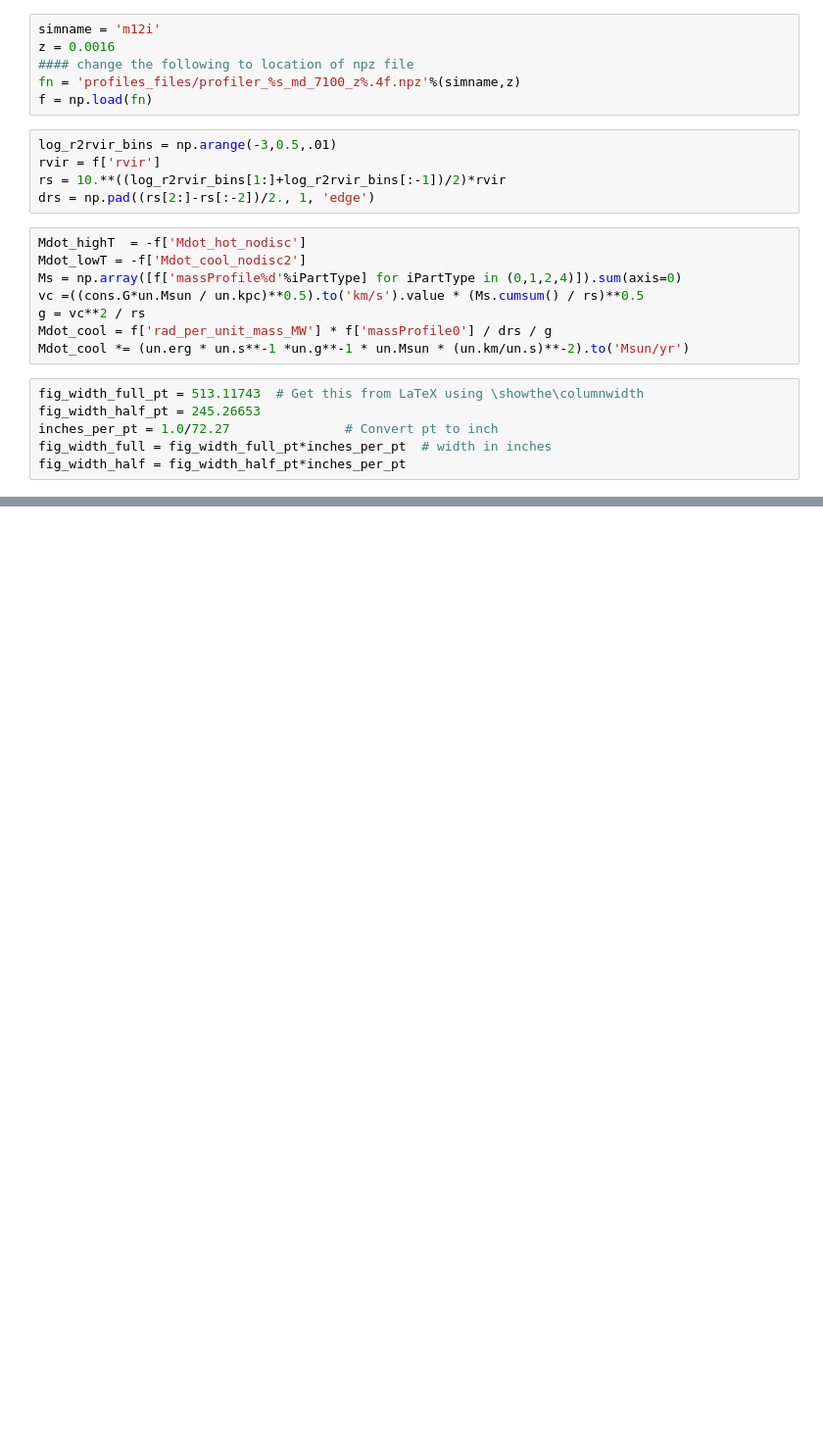
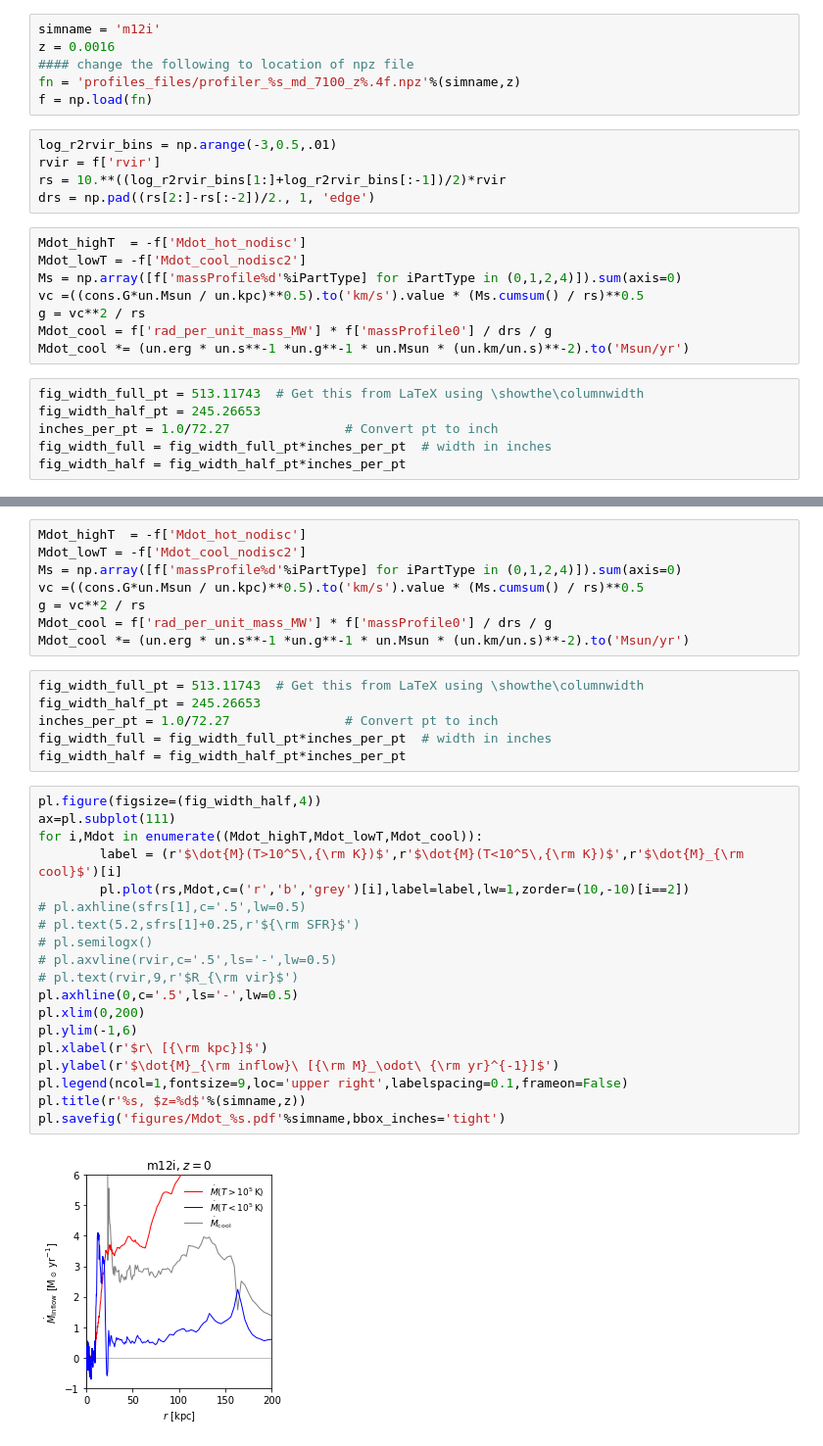
Before and after one commit to zhafen/Hot-Accretion-in-FIRE, a Jupyter notebook: HowDoesHotAccretionWork_forZach.ipynb, the cells around one changed output, grey strips where cells are left out. Shown: that part at 98% size. Cells and saved outputs as stored; diff of their text form; blank space fills up the shorter version.

```diff
--- a/HowDoesHotAccretionWork_forZach.ipynb
+++ b/HowDoesHotAccretionWork_forZach.ipynb
@@ -52,0 +145,35 @@ pl.savefig('figures/Mdot_%s.pdf'%simname,bbox_inches='tight')
+# %%
+Mdot_highT  = -f['Mdot_hot_nodisc']
+Mdot_lowT = -f['Mdot_cool_nodisc2']
+Ms = np.array([f['massProfile%d'%iPartType] for iPartType in (0,1,2,4)]).sum(axis=0)
+vc =((cons.G*un.Msun / un.kpc)**0.5).to('km/s').value * (Ms.cumsum() / rs)**0.5
+g = vc**2 / rs
+Mdot_cool = f['rad_per_unit_mass_MW'] * f['massProfile0'] / drs / g
+Mdot_cool *= (un.erg * un.s**-1 *un.g**-1 * un.Msun * (un.km/un.s)**-2).to('Msun/yr')
+# %%
+fig_width_full_pt = 513.11743  # Get this from LaTeX using \showthe\columnwidth
+fig_width_half_pt = 245.26653
+inches_per_pt = 1.0/72.27               # Convert pt to inch
+fig_width_full = fig_width_full_pt*inches_per_pt  # width in inches
+fig_width_half = fig_width_half_pt*inches_per_pt
+# %%
+pl.figure(figsize=(fig_width_half,4))
+ax=pl.subplot(111)
+for i,Mdot in enumerate((Mdot_highT,Mdot_lowT,Mdot_cool)):
+        label = (r'$\dot{M}(T>10^5\,{\rm K})$',r'$\dot{M}(T<10^5\,{\rm K})$',r'$\dot{M}_{\rm cool}$')[i]
+        pl.plot(rs,Mdot,c=('r','b','grey')[i],label=label,lw=1,zorder=(10,-10)[i==2])
+# pl.axhline(sfrs[1],c='.5',lw=0.5)
+# pl.text(5.2,sfrs[1]+0.25,r'${\rm SFR}$')
+# pl.semilogx()
+# pl.axvline(rvir,c='.5',ls='-',lw=0.5)
+# pl.text(rvir,9,r'$R_{\rm vir}$')
+pl.axhline(0,c='.5',ls='-',lw=0.5)
+pl.xlim(0,200)
+pl.ylim(-1,6)
+pl.xlabel(r'$r\ [{\rm kpc}]$')
+pl.ylabel(r'$\dot{M}_{\rm inflow}\ [{\rm M}_\odot\ {\rm yr}^{-1}]$')
+pl.legend(ncol=1,fontsize=9,loc='upper right',labelspacing=0.1,frameon=False)
+pl.title(r'%s, $z=%d$'%(simname,z))
+pl.savefig('figures/Mdot_%s.pdf'%simname,bbox_inches='tight')
+# %% [output]
+[figure, added]
```
Also changed, not shown: parts of 9 cells of this notebook, 1 other file.
